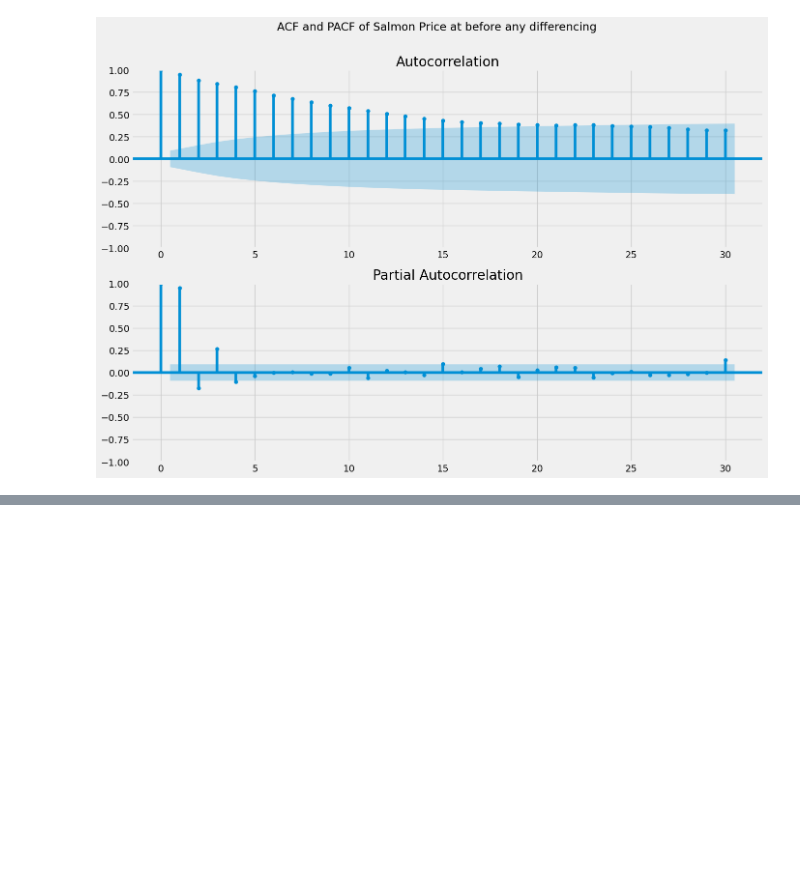
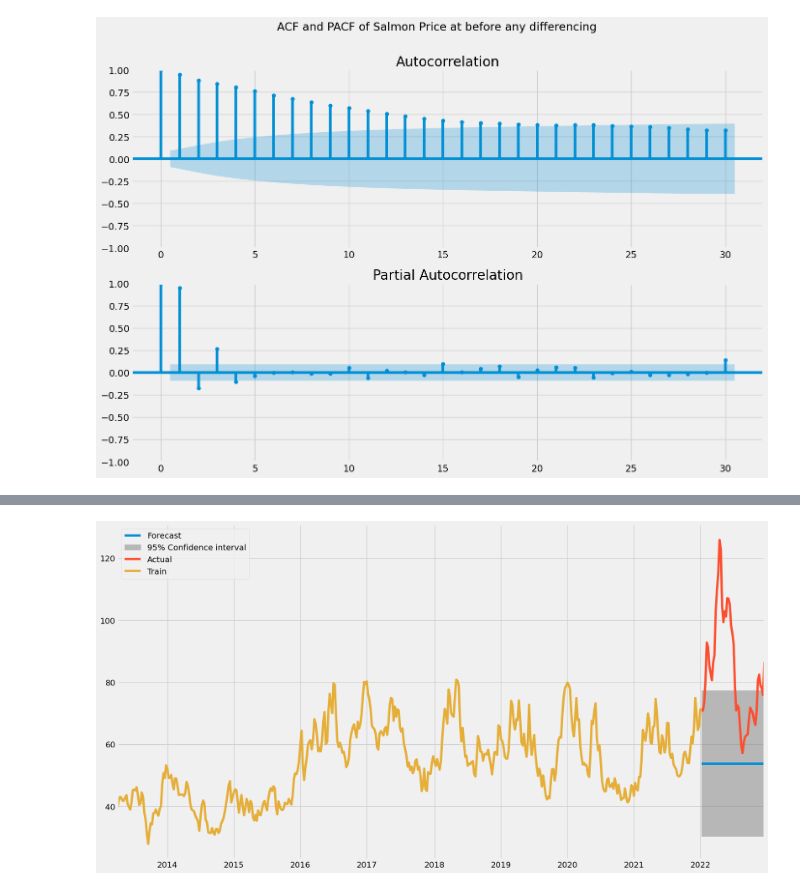
Before and after one commit to BachelorLaks/bachelor2023, a Jupyter notebook: data/ARIMA.ipynb, the cells around one changed output, grey strips where cells are left out. Saved outputs shown, nothing was run; the diff lists cells and outputs as text; code cells hidden in the pictures; blank space fills up the shorter version.

Commit message:
Changes to ARIMA, added results and RMSE

```diff
--- a/data/ARIMA.ipynb
+++ b/data/ARIMA.ipynb
@@ -41,6 +47,7 @@ memory usage: 23.8 KB
 train_all, test_all = train_test_split(var_set, test_size=50, shuffle=False)
 # %%
 train = train_all.SalmonPrice
+test = test_all.SalmonPrice
 # %%
 dftest1 = adfuller(train, autolag="AIC")
 
@@ -198,0 +295,13 @@ plt.show()
+# %%
+ARIMA_000 = ARIMA(train, order=(0,0,0))
+
+ARIMA_000_fit = ARIMA_000.fit()
+fig, ax = plt.subplots(figsize=(18,10))
+plot_predict(ARIMA_000_fit, start=457, end=506, ax=ax)
+test.plot(ax=ax, label='Actual')
+train.plot(ax=ax)
+plt.legend(['Forecast', '95% Confidence interval', 'Actual', 'Train'])
+plt.savefig('Figures/ARIMA/ARIMA_0_0_0.png')
+plt.show()
+# %% [output]
+[figure, added]
```
Also changed, not shown: parts of 24 cells of this notebook, 7 other files.
